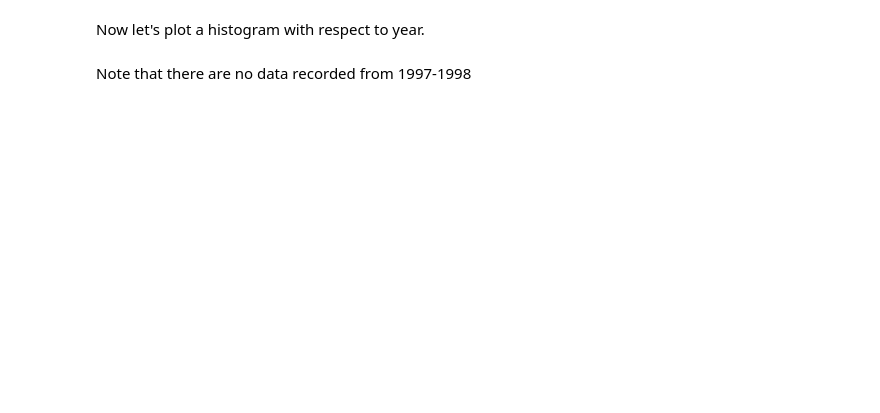
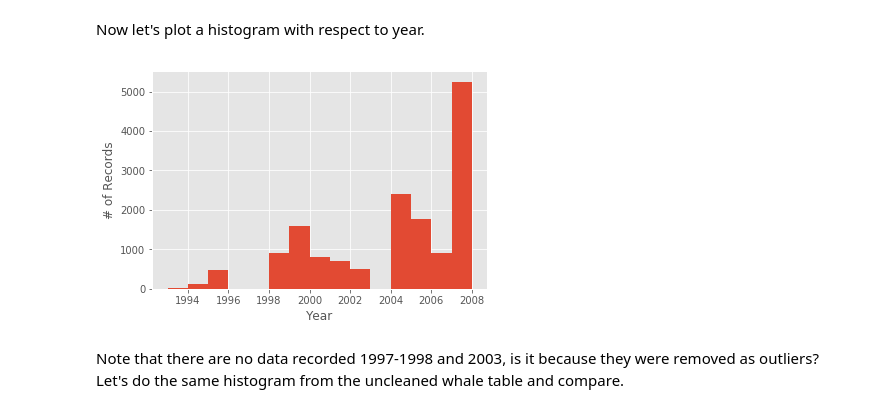
Before and after one commit to gigglypear/movebank_explore, a Jupyter notebook: code/Movebank Data Analysis Attempt.ipynb, the cells around one changed output. Cells and saved outputs as stored; diff of their text form; code cells hidden in the pictures; blank space fills up the shorter version.

Commit message:
geopandas installation failed, revised histogram

```diff
--- a/code/Movebank Data Analysis Attempt.ipynb
+++ b/code/Movebank Data Analysis Attempt.ipynb
@@ -182,10 +395,12 @@ whale_clean.dtypes
 # %% [markdown]
 Now let's plot a histogram with respect to year.
 # %%
-whale_clean['timestamp'].dt.year.plot(kind = 'bar')
+whale_clean['timestamp'].dt.year.hist(bins = range(1993,2009,1))
 plt.xlabel('Year')
 plt.ylabel('# of Records');
+# %% [output]
+[figure, added]
-# %% [markdown]
-Note that there are no data recorded from 1997-1998
+# %% [markdown]
+Note that there are no data recorded 1997-1998 and 2003, is it because they were removed as outliers? Let's do the same histogram from the uncleaned whale table and compare.
 # %%
 pd.to_datetime(whale['timestamp']).dt.year.hist(bins = range(1993,2009,1))
```
Also changed, not shown: parts of 31 cells of this notebook.
